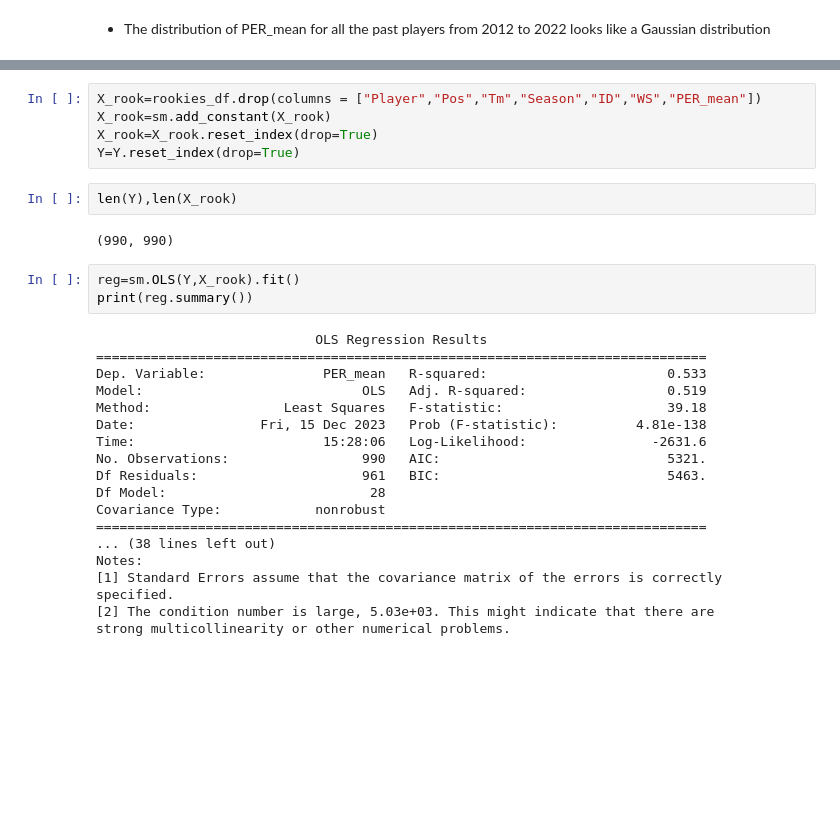
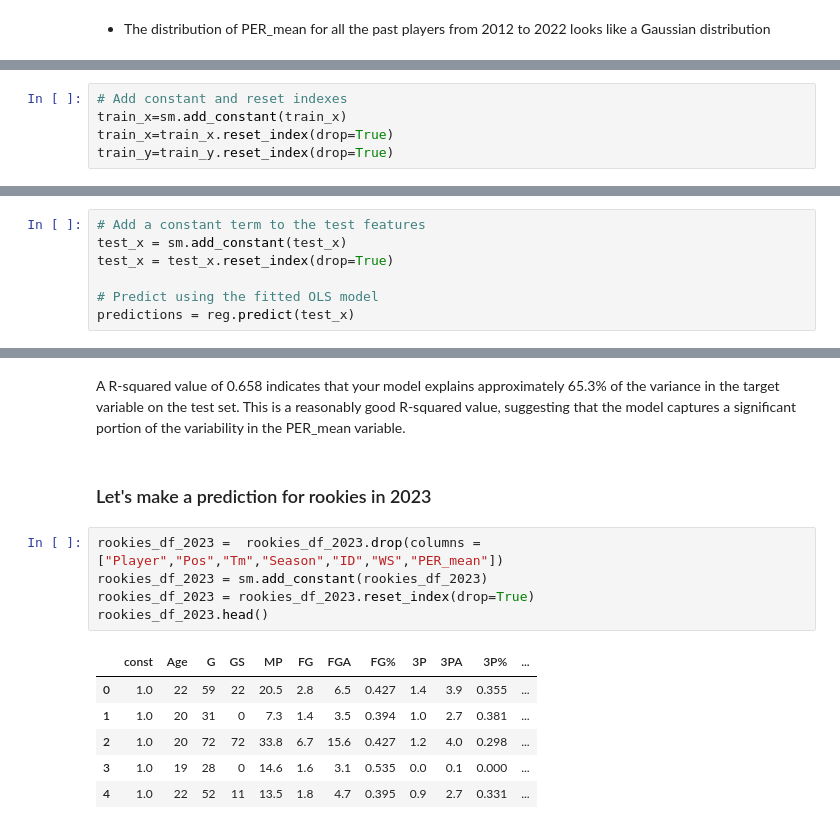
Before and after one commit to ywateba/fds_2023_project, a Jupyter notebook: final_project.ipynb, the cells around one changed output, grey strips where cells are left out. Cells and saved outputs as stored; diff of their text form; blank space fills up the shorter version.

Commit message:
Regression

```diff
--- a/final_project.ipynb
+++ b/final_project.ipynb
@@ -439,0 +489,5 @@ memory usage: 266.8+ KB
+# %%
+# Add constant and reset indexes
+train_x=sm.add_constant(train_x)
+train_x=train_x.reset_index(drop=True)
+train_y=train_y.reset_index(drop=True)
@@ -439,0 +545,7 @@ memory usage: 266.8+ KB
+# %%
+# Add a constant term to the test features
+test_x = sm.add_constant(test_x)
+test_x = test_x.reset_index(drop=True)
+
+# Predict using the fitted OLS model
+predictions = reg.predict(test_x)
@@ -440,30 +562,16 @@ memory usage: 266.8+ KB
+# %% [markdown]
+A R-squared value of 0.658 indicates that your model explains approximately 65.3% of the variance in the target variable on the test set. This is a reasonably good R-squared value, suggesting that the model captures a significant portion of the variability in the PER_mean variable.
+# %% [markdown]
+### Let's make a prediction for rookies in 2023
 # %%
-X_rook=rookies_df.drop(columns = ["Player","Pos","Tm","Season","ID","WS","PER_mean"])
-X_rook=sm.add_constant(X_rook)
-X_rook=X_rook.reset_index(drop=True)
-Y=Y.reset_index(drop=True)
+rookies_df_2023 =  rookies_df_2023.drop(columns = ["Player","Pos","Tm","Season","ID","WS","PER_mean"])
+rookies_df_2023 = sm.add_constant(rookies_df_2023)
+rookies_df_2023 = rookies_df_2023.reset_index(drop=True)
+rookies_df_2023.head()
+# %% [output]
+|  | const | Age | G | GS | MP | FG | FGA | FG% | 3P | 3PA | 3P% | ... |
+| 0 | 1.0 | 22 | 59 | 22 | 20.5 | 2.8 | 6.5 | 0.427 | 1.4 | 3.9 | 0.355 | ... |
+| 1 | 1.0 | 20 | 31 | 0 | 7.3 | 1.4 | 3.5 | 0.394 | 1.0 | 2.7 | 0.381 | ... |
+| 2 | 1.0 | 20 | 72 | 72 | 33.8 | 6.7 | 15.6 | 0.427 | 1.2 | 4.0 | 0.298 | ... |
+| 3 | 1.0 | 19 | 28 | 0 | 14.6 | 1.6 | 3.1 | 0.535 | 0.0 | 0.1 | 0.000 | ... |
+| 4 | 1.0 | 22 | 52 | 11 | 13.5 | 1.8 | 4.7 | 0.395 | 0.9 | 2.7 | 0.331 | ... |
-# %%
-len(Y),len(X_rook)
-# %% [output]
-(990, 990)
-# %%
-reg=sm.OLS(Y,X_rook).fit()
-print(reg.summary())
-# %% [output]
-                            OLS Regression Results
-==============================================================================
-Dep. Variable:               PER_mean   R-squared:                       0.533
-Model:                            OLS   Adj. R-squared:                  0.519
-Method:                 Least Squares   F-statistic:                     39.18
-Date:                Fri, 15 Dec 2023   Prob (F-statistic):          4.81e-138
-Time:                        15:28:06   Log-Likelihood:                -2631.6
-No. Observations:                 990   AIC:                             5321.
-Df Residuals:                     961   BIC:                             5463.
-Df Model:                          28
-Covariance Type:            nonrobust
-==============================================================================
-... (38 lines left out)
-Notes:
-[1] Standard Errors assume that the covariance matrix of the errors is correctly specified.
-[2] The condition number is large, 5.03e+03. This might indicate that there are
-strong multicollinearity or other numerical problems.
```
Also changed, not shown: parts of 23 cells of this notebook.
